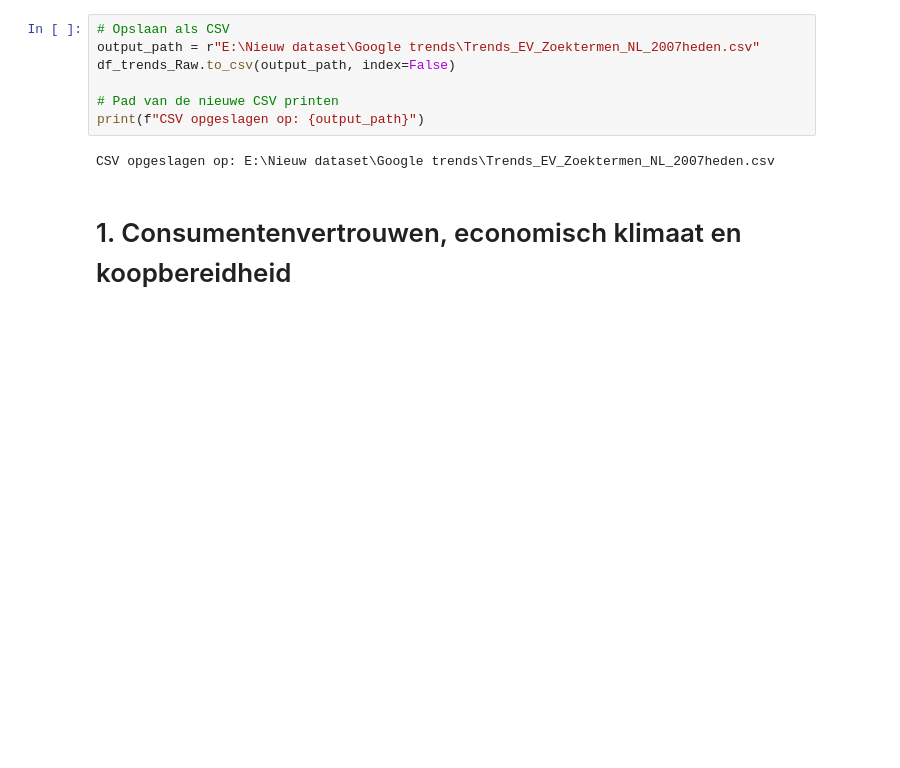
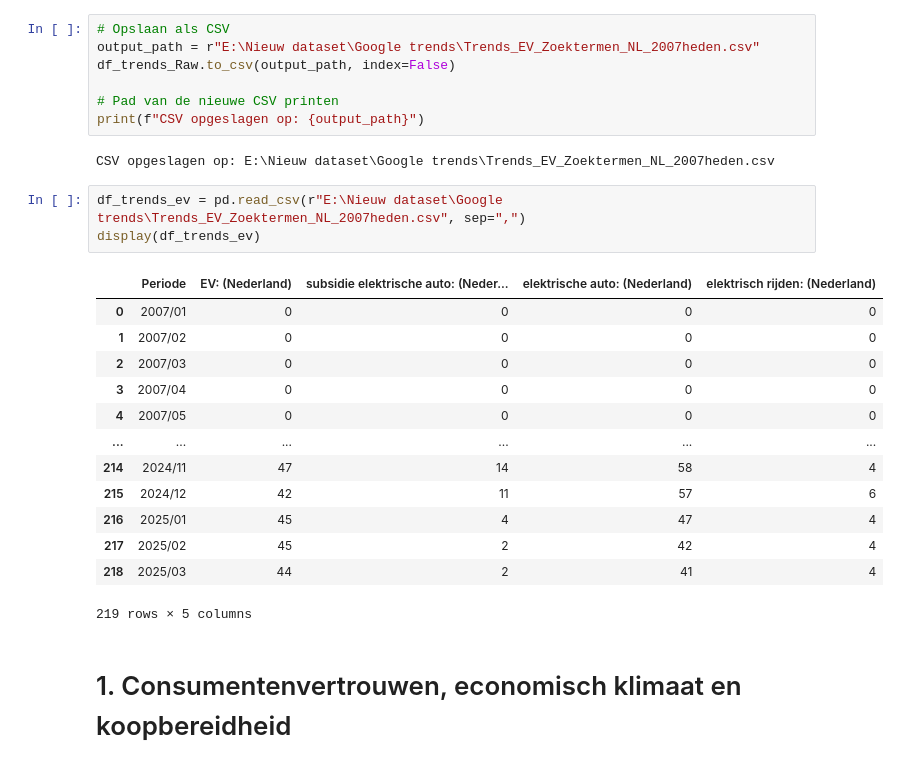
Before and after one commit to DylanHaaz/Tryhard, a Jupyter notebook: v4 _Google_trend/Preprocessing.ipynb, the cells around one changed output. Cells and saved outputs as stored; diff of their text form; blank space fills up the shorter version.

```diff
--- a/v4 _Google_trend/Preprocessing.ipynb
+++ b/v4 _Google_trend/Preprocessing.ipynb
@@ -196,6 +196,23 @@ df_trends_Raw.to_csv(output_path, index=False)
 print(f"CSV opgeslagen op: {output_path}")
 # %% [output]
 CSV opgeslagen op: E:\Nieuw dataset\Google trends\Trends_EV_Zoektermen_NL_2007heden.csv
+# %%
+df_trends_ev = pd.read_csv(r"E:\Nieuw dataset\Google trends\Trends_EV_Zoektermen_NL_2007heden.csv", sep=",")
+display(df_trends_ev)
+# %% [output]
+|  | Periode | EV: (Nederland) | subsidie elektrische auto: (Neder... | elektrische auto: (Nederland) | elektrisch rijden: (Nederland) |
+| 0 | 2007/01 | 0 | 0 | 0 | 0 |
+| 1 | 2007/02 | 0 | 0 | 0 | 0 |
+| 2 | 2007/03 | 0 | 0 | 0 | 0 |
+| 3 | 2007/04 | 0 | 0 | 0 | 0 |
+| 4 | 2007/05 | 0 | 0 | 0 | 0 |
+| ... | ... | ... | ... | ... | ... |
+| 214 | 2024/11 | 47 | 14 | 58 | 4 |
+| 215 | 2024/12 | 42 | 11 | 57 | 6 |
+| 216 | 2025/01 | 45 | 4 | 47 | 4 |
+| 217 | 2025/02 | 45 | 2 | 42 | 4 |
+| 218 | 2025/03 | 44 | 2 | 41 | 4 |
+219 rows × 5 columns
 # %% [markdown]
 # 1. Consumentenvertrouwen, economisch klimaat en koopbereidheid
 # %% [markdown]
```
Also changed, not shown: parts of 16 cells of this notebook.
